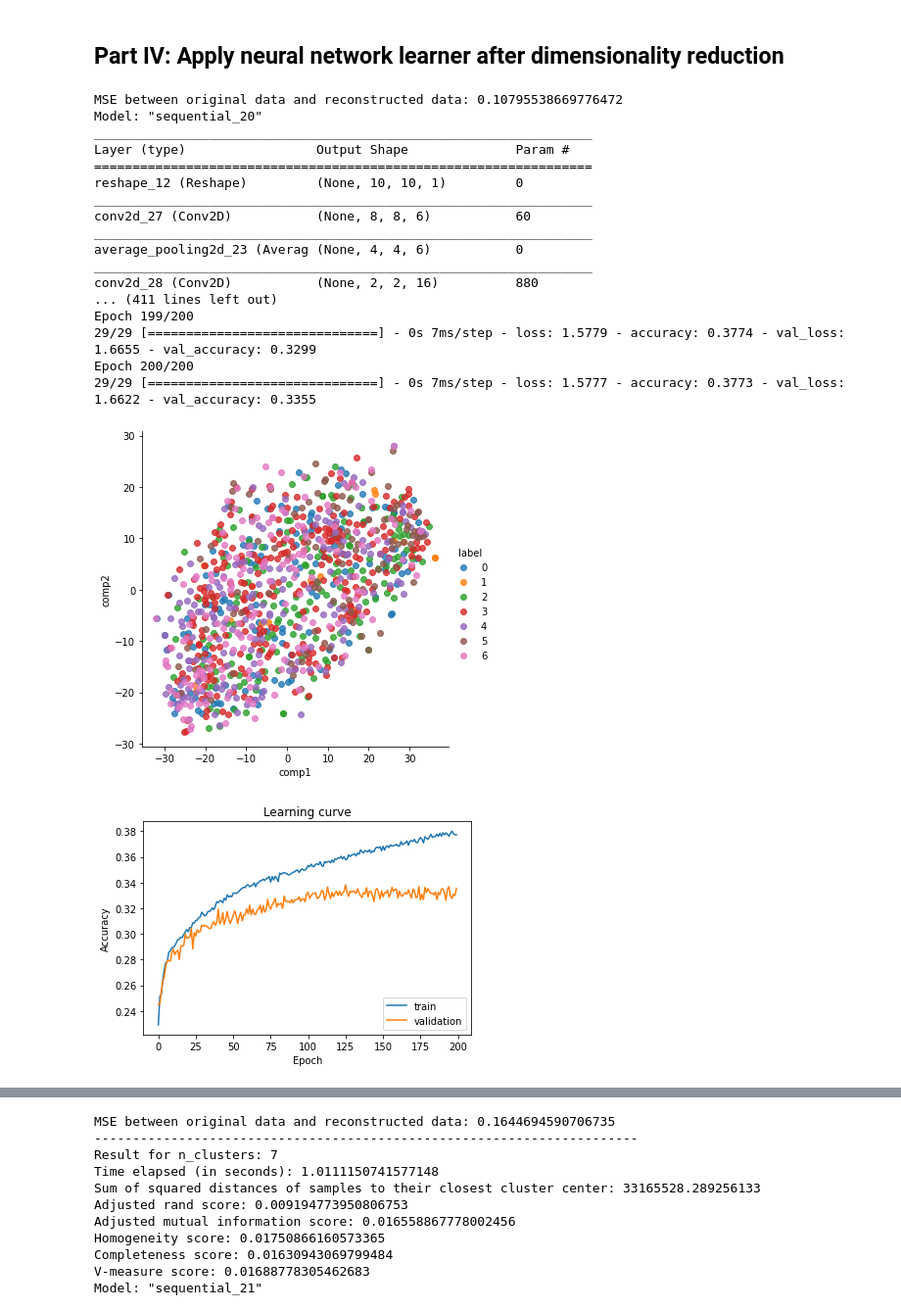
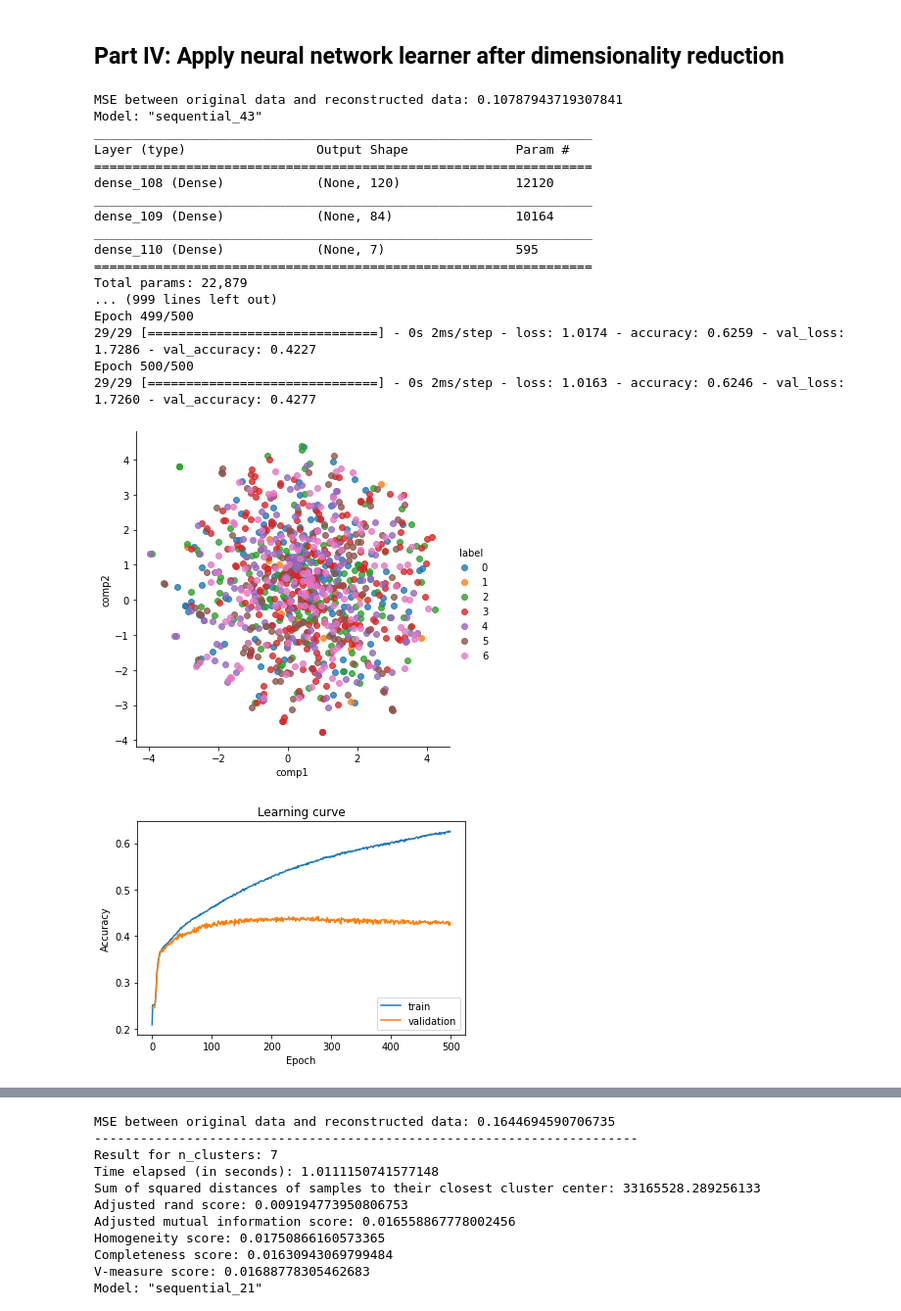
Before and after one commit to yujing1004/cs7641, a Jupyter notebook: assignment3/unsupervised_learning.ipynb, the cells around one changed output, grey strips where cells are left out. Shown at 98% size. Saved outputs shown, nothing was run; the diff lists cells and outputs as text; code cells hidden in the pictures.

```diff
--- a/assignment3/unsupervised_learning.ipynb
+++ b/assignment3/unsupervised_learning.ipynb
@@ -185,7 +276,7 @@ def construct_dr_model(dr_algorithm, n_components):
     elif dr_algorithm == 'ica':
         dr_model = FastICA(random_state=0, n_components=n_components)
     elif dr_algorithm == 'random_projection':
-        dr_model = GaussianRandomProjection(random_state=0, n_components=n_components)
+        dr_model = GaussianRandomProjection(random_state=0, n_components=n_components, eps=0.5)
     elif dr_algorithm == 'lda':
         dr_model = LinearDiscriminantAnalysis(n_components=n_components)
     return dr_model
@@ -230,11 +360,11 @@ MSE between original data and reconstructed data: 0.1644694590706735
 ## Part III: Run clustering algorithm after dimensionality reduction
 # %%
 # Dimensionality reduction settings
-dr_algorithm = 'pca'
+dr_algorithm = 'ica'
 assert dr_algorithm in {'pca', 'ica', 'random_projection', 'lda'}
 n_components = 50
 
 # Clustering settings
 clustering_algorithm = 'k_means'
 assert clustering_algorithm in {'k_means', 'em'}
-n_clusters = 7  # Set to an integer (discovered best n_clusters) or a list (to discover best n_clusters)
+n_clusters = 10  # Set to an integer (discovered best n_clusters) or a list (to discover best n_clusters)
@@ -256,0 +371,13 @@ V-measure score: 0.01688778305462683
+# %%
+if dr_algorithm == 'lda':
+    lda_train_X, lda_test_X, lda_train_y, lda_test_y = train_test_split(
+        train_X, train_y, test_size=0.2, random_state=0)
+    lda_reduced_train_X, dr_model = dr_all_in_one(dr_algorithm, n_components, lda_train_X, lda_train_y)
+    lda_reduced_test_X = dr_model.transform(lda_test_X)
+    _, clustering_model = clustering_all_in_one(
+        clustering_algorithm, n_clusters, lda_reduced_train_X, lda_train_y, plot=False)
+    pred_y = clustering_model.predict(lda_reduced_test_X)
+    eval_clustering_result(lda_test_y, pred_y)
+else:
+    reduced_X, _ = dr_all_in_one(dr_algorithm, n_components, train_X, train_y)
+    clustering_all_in_one(clustering_algorithm, n_clusters, reduced_X, train_y)
@@ -258,7 +398,7 @@ V-measure score: 0.01688778305462683
 ## Part IV: Apply neural network learner after dimensionality reduction
 # %%
 # Dimensionality reduction settings
-dr_algorithm = 'pca'
+dr_algorithm = 'ica'
 assert dr_algorithm in {'pca', 'ica', 'random_projection', 'lda'}
 n_components = 100
 
@@ -269,7 +409,7 @@ neural_netowrk_hyper_parameters = {
         'optimizer': 'adam',
         'metrics': ['accuracy'],
     },
-    'epochs': 200,
+    'epochs': 500,
     'batch_size': 1000,
     'verbose': 1,
 }
@@ -280,13 +420,7 @@ def construct_neural_network_model_1():
     # 2. last layer of units=7 to fit 7-class classification
     # Codes are adapted from https://medium.com/@mgazar/lenet-5-in-9-lines-of-code-using-keras-ac99294c8086
     clf = Sequential()
-    clf.add(Reshape((10, 10, 1), input_shape=(100,)))
-    clf.add(Conv2D(filters=6, kernel_size=(3, 3), activation='relu', input_shape=(10, 10, 1)))
-    clf.add(AveragePooling2D())
-    clf.add(Conv2D(filters=16, kernel_size=(3, 3), activation='relu'))
-    clf.add(AveragePooling2D())
-    clf.add(Flatten())
-    clf.add(Dense(units=120, activation='relu'))
+    clf.add(Dense(units=120, activation='relu', input_shape=(n_components,)))
     clf.add(Dense(units=84, activation='relu'))
     clf.add(Dense(units=7, activation='softmax'))
     clf.compile(**neural_netowrk_hyper_parameters['compiler'])
@@ -298,44 +432,44 @@ def plot_learning_curve(training_history):
     plt.plot(training_history.history['accuracy'])
     plt.plot(training_history.history['val_accuracy'])
     plt.title('Learning curve')
     plt.ylabel('Accuracy')
     plt.xlabel('Epoch')
     plt.legend(['train', 'validation'], loc='lower right')
     plt.show()
 
 def run_neural_netowrk_learner(clf, train_X, train_y, test_X, test_y):
     categorical_train_y = to_categorical(train_y, 7)
     categorical_test_y = to_categorical(test_y, 7)
     training_history = clf.fit(
         train_X, categorical_train_y,
         validation_data=([test_X], [categorical_test_y]),
         epochs=neural_netowrk_hyper_parameters['epochs'],
         batch_size=neural_netowrk_hyper_parameters['batch_size'],
     )
     return training_history
 
 reduced_train_X, dr_model = dr_all_in_one(dr_algorithm, n_components, train_X, train_y)
 reduced_test_X = dr_model.transform(test_X)
 clf = construct_neural_network_model_1()
 training_history = run_neural_netowrk_learner(clf, reduced_train_X, train_y, reduced_test_X, test_y)
 plot_learning_curve(training_history)
 # %% [output]
-MSE between original data and reconstructed data: 0.10795538669776472
-Model: "sequential_20"
+MSE between original data and reconstructed data: 0.10787943719307841
+Model: "sequential_43"
 _________________________________________________________________
 Layer (type)                 Output Shape              Param #
 =================================================================
-reshape_12 (Reshape)         (None, 10, 10, 1)         0
+dense_108 (Dense)            (None, 120)               12120
 _________________________________________________________________
-conv2d_27 (Conv2D)           (None, 8, 8, 6)           60
+dense_109 (Dense)            (None, 84)                10164
 _________________________________________________________________
-average_pooling2d_23 (Averag (None, 4, 4, 6)           0
-_________________________________________________________________
-conv2d_28 (Conv2D)           (None, 2, 2, 16)          880
-... (411 lines left out)
-Epoch 199/200
-29/29 [==============================] - 0s 7ms/step - loss: 1.5779 - accuracy: 0.3774 - val_loss: 1.6655 - val_accuracy: 0.3299
-Epoch 200/200
-29/29 [==============================] - 0s 7ms/step - loss: 1.5777 - accuracy: 0.3773 - val_loss: 1.6622 - val_accuracy: 0.3355
+dense_110 (Dense)            (None, 7)                 595
+=================================================================
+Total params: 22,879
+... (999 lines left out)
+Epoch 499/500
+29/29 [==============================] - 0s 2ms/step - loss: 1.0174 - accuracy: 0.6259 - val_loss: 1.7286 - val_accuracy: 0.4227
+Epoch 500/500
+29/29 [==============================] - 0s 2ms/step - loss: 1.0163 - accuracy: 0.6246 - val_loss: 1.7260 - val_accuracy: 0.4277
-[figure, old version]
+[figure, new version]
-[figure, old version]
+[figure, new version]
```
Also changed, not shown: parts of 17 cells of this notebook, 4 other files.
